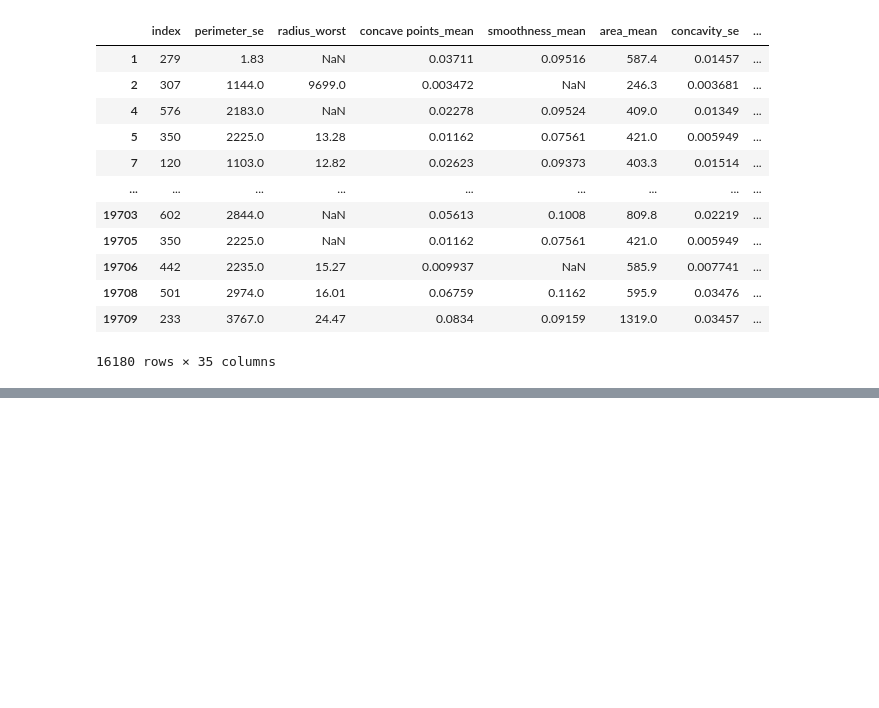
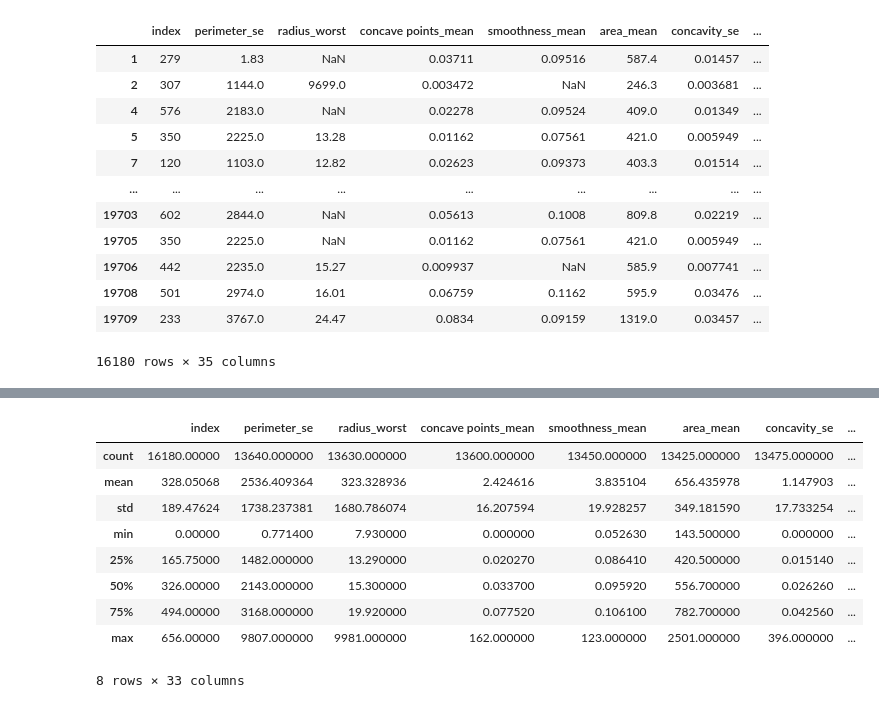
Before and after one commit to niconomist98/BreastCancerClassml, a Jupyter notebook: notebooks/date_preprocessing.ipynb, the cells around one changed output, grey strips where cells are left out. Drawn from its saved outputs; the diff is of its cells as text; code cells hidden in the pictures; blank space fills up the shorter version.

```diff
--- a/notebooks/date_preprocessing.ipynb
+++ b/notebooks/date_preprocessing.ipynb
@@ -171,0 +169,12 @@ Successfully installed cramjam-2.5.0 fastparquet-0.8.3 fsspec-2022.8.2
+# %%
+df=df.astype('float')
+# %%
+from sklearn import preprocessing
+label_encoding = preprocessing.LabelEncoder()
+df['diagnosis'] = label_encoding.fit_transform(df['diagnosis'])
+
+## 0 es beningno y 1 es maligno
+# %%
+df['diagnosis']=df['diagnosis'].astype('category')
+
+## 0 es beningno y 1 es maligno
@@ -172,3 +201,16 @@ Successfully installed cramjam-2.5.0 fastparquet-0.8.3 fsspec-2022.8.2
+# %%
+df.describe()
+# %% [output]
+|  | index | perimeter_se | radius_worst | concave points_mean | smoothness_mean | area_mean | concavity_se | ... |
+| count | 16180.00000 | 13640.000000 | 13630.000000 | 13600.000000 | 13450.000000 | 13425.000000 | 13475.000000 | ... |
+| mean | 328.05068 | 2536.409364 | 323.328936 | 2.424616 | 3.835104 | 656.435978 | 1.147903 | ... |
+| std | 189.47624 | 1738.237381 | 1680.786074 | 16.207594 | 19.928257 | 349.181590 | 17.733254 | ... |
+| min | 0.00000 | 0.771400 | 7.930000 | 0.000000 | 0.052630 | 143.500000 | 0.000000 | ... |
+| 25% | 165.75000 | 1482.000000 | 13.290000 | 0.020270 | 0.086410 | 420.500000 | 0.015140 | ... |
+| 50% | 326.00000 | 2143.000000 | 15.300000 | 0.033700 | 0.095920 | 556.700000 | 0.026260 | ... |
+| 75% | 494.00000 | 3168.000000 | 19.920000 | 0.077520 | 0.106100 | 782.700000 | 0.042560 | ... |
+| max | 656.00000 | 9807.000000 | 9981.000000 | 162.000000 | 123.000000 | 2501.000000 | 396.000000 | ... |
+8 rows × 33 columns
 # %%
 df.to_parquet("../data/interim/BreastCancer.parquet", index = False)
 # %%
```
Also changed, not shown: parts of 4 cells of this notebook, 1 other file.
